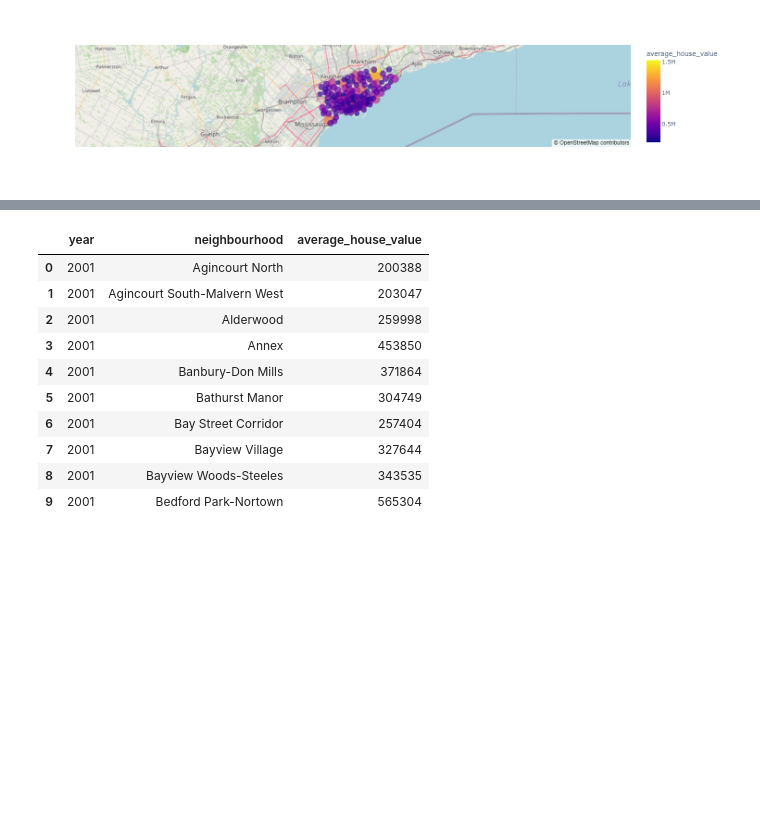
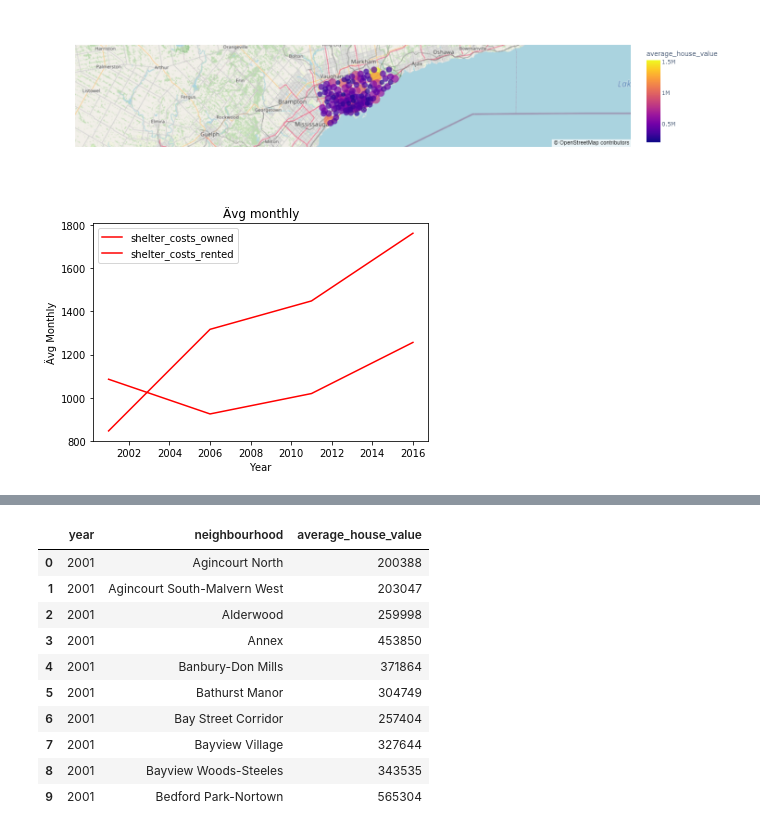
Before and after one commit to JimP315/PyViz, a Jupyter notebook: dashboard.ipynb, the cells around one changed output, grey strips where cells are left out. Drawn from its saved outputs; the diff is of its cells as text; code cells hidden in the pictures; blank space fills up the shorter version.

```diff
--- a/dashboard.ipynb
+++ b/dashboard.ipynb
@@ -143,6 +152,11 @@ def create_line_chart(data, title, xlabel, ylabel, color):
 # %%
 owner_costs = create_line_chart(df_avg_costs["shelter_costs_owned"],"Average Monthly Shelter cost for Owned Dwellings in Toronto","Year","Avg Monthly Shelter Costs","blue")
 renter_costs = create_line_chart(df_avg_costs["shelter_costs_rented"],"Average Monthly Shelter cost for Rented Dwellings in Toronto","Year","Avg Monthly Shelter Costs","yellow")
+
+
+costs_plot = create_line_chart(df_avg_costs, "Ävg monthly", "Year", "Ävg Monthly", color="red")
+# %% [output]
+[figure, added]
 # %%
 #build a row of costs owner vs renter
 row_of_costs = pn.Row(owner_costs)
```
Also changed, not shown: parts of 15 cells of this notebook, 1 other file.
